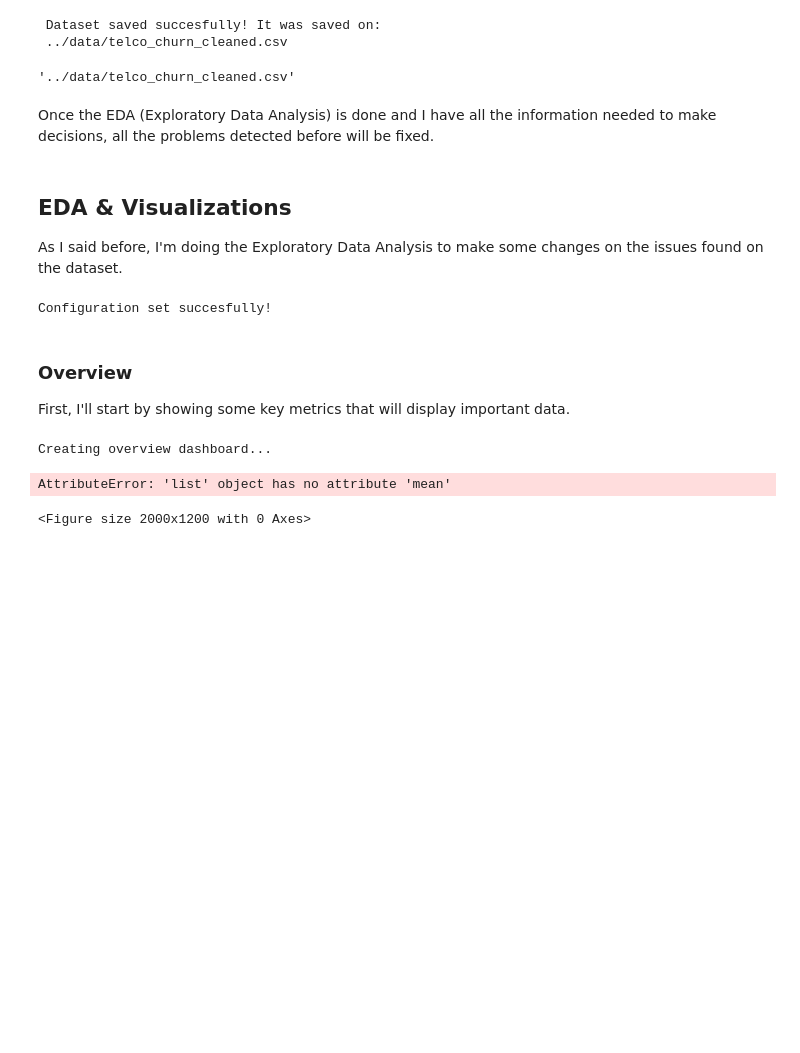
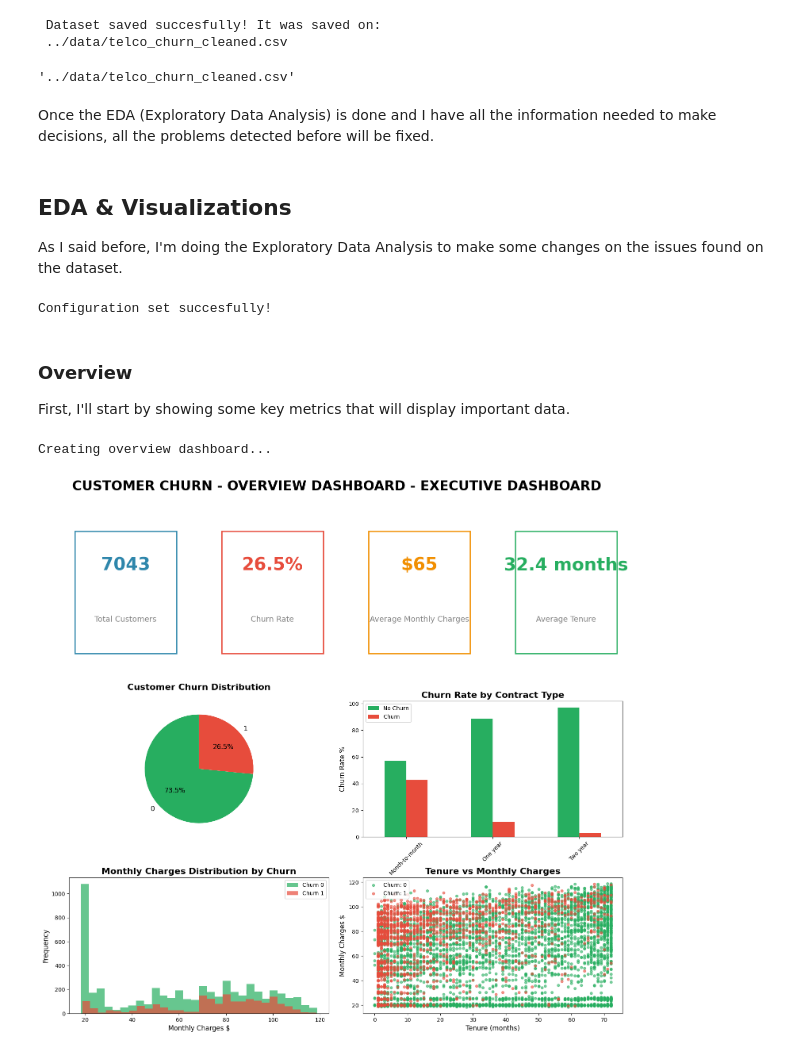
Before and after one commit to alegonzjur/DataScienceProjects, a Jupyter notebook: ChurnPrediction/notebooks/mod1.ipynb, the cells around one changed output. Cells and saved outputs as stored; diff of their text form; code cells hidden in the pictures; blank space fills up the shorter version.

```diff
--- a/ChurnPrediction/notebooks/mod1.ipynb
+++ b/ChurnPrediction/notebooks/mod1.ipynb
@@ -605,7 +605,7 @@ def overview_dashboard(df):
     print(f'Creating overview dashboard...')
 
     # Characteristics of the plot.
-    fig = plt.figure(figsize=(20,12))
+    fig = plt.figure(figsize=(18,16))
     gs = fig.add_gridspec(3,4, hspace=0.3, wspace=0.3)
 
     # Main title.
@@ -615,7 +615,7 @@ def overview_dashboard(df):
     # 1. KPIs. Cards display.
 
     # Setting up KPIs.
-    churn_rate = [df['Churn']=='Yes'].mean()*100
+    churn_rate = (df['Churn'] == 1).mean()*100
     avg_month_ch = df['MonthlyCharges'].mean()
     avg_tenure = df['tenure'].mean()
 
@@ -628,9 +628,9 @@ def overview_dashboard(df):
     # Colors with KPIS.
     kpis = [
         ('Total Customers', len(df), '#2E86AB'),
-        ('Churn Rate', f'{churn_rate}%', '#E74C3C'),
-        ('Average Monthly Charges', f"${avg_month_ch}",'#F18F01'),
-        ('Average Tenure', f'{avg_tenure} months', '#27AE60')
+        ('Churn Rate', f'{churn_rate:.1f}%', '#E74C3C'),
+        ('Average Monthly Charges', f"${avg_month_ch:.0f}",'#F18F01'),
+        ('Average Tenure', f'{avg_tenure:.1f} months', '#27AE60')
     ]
 
     # Displaying the KPIs.
@@ -656,7 +656,7 @@ def overview_dashboard(df):
     ax1.set_title('Customer Churn Distribution', fontsize=16, fontweight='bold', pad=20)
 
     # 3. Churn by Contract type. Bar graph.
-    ax2 = fig.add_subplot(gs[2, :2])
+    ax2 = fig.add_subplot(gs[1, 2:])
     contract_churn = pd.crosstab(df['Contract'], df['Churn'], normalize='index') * 100
     contract_churn.plot(kind='bar', ax=ax2, color=[COLORS['churn_no'], COLORS['churn_yes']])
     ax2.set_title('Churn Rate by Contract Type', fontsize=16, fontweight='bold')
@@ -667,20 +667,20 @@ def overview_dashboard(df):
 
     # 4. Monthly Charges distribution. Histogram.
     ax3 = fig.add_subplot(gs[2,:2])
-    for churn in ['No', 'Yes']:
+    for churn in [0, 1]:
         data = df[df['Churn'] == churn]['MonthlyCharges']
-        color = COLORS['churn_no'] if churn == 'No' else COLORS['churn_yes']
+        color = COLORS['churn_no'] if churn == 0 else COLORS['churn_yes']
         ax3.hist(data, alpha=0.7, label=f'Churn {churn}', bins=30, color=color)
-    ax3.set_title('Montly Charges Distribution by Churn', fontsize=16, fontweight='bold')
-    ax3.set_xlabel('Montly Charges %')
+    ax3.set_title('Monthly Charges Distribution by Churn', fontsize=16, fontweight='bold')
+    ax3.set_xlabel('Monthly Charges $')
     ax3.set_ylabel('Frequency')
     ax3.legend()
 
     # 5. Tenure vs Monthly Charges. Scatter plot.
     ax4 = fig.add_subplot(gs[2, 2:])
-    for churn in ['No', 'Yes']:
+    for churn in [0, 1]:
         data = df[df['Churn'] == churn]
-        color = COLORS['churn_no'] if churn == 'No' else COLORS['churn_yes']
+        color = COLORS['churn_no'] if churn == 0 else COLORS['churn_yes']
         ax4.scatter(data['tenure'], data['MonthlyCharges'], alpha=0.6, label=f'Churn: {churn}', color=color, s=20)
     ax4.set_title('Tenure vs Monthly Charges', fontsize=16, fontweight='bold')
     ax4.set_xlabel('Tenure (months)')
@@ -691,8 +691,7 @@ def overview_dashboard(df):
     plt.tight_layout()
     plt.show()
 # %%
-create_overview_dashboard = overview_dashboard(df_clean)
+overview_dashboard(df_clean)
 # %% [output]
 Creating overview dashboard...
-AttributeError: 'list' object has no attribute 'mean'
-<Figure size 2000x1200 with 0 Axes>
+[figure, added]
```
Also changed, not shown: parts of 18 cells of this notebook.
